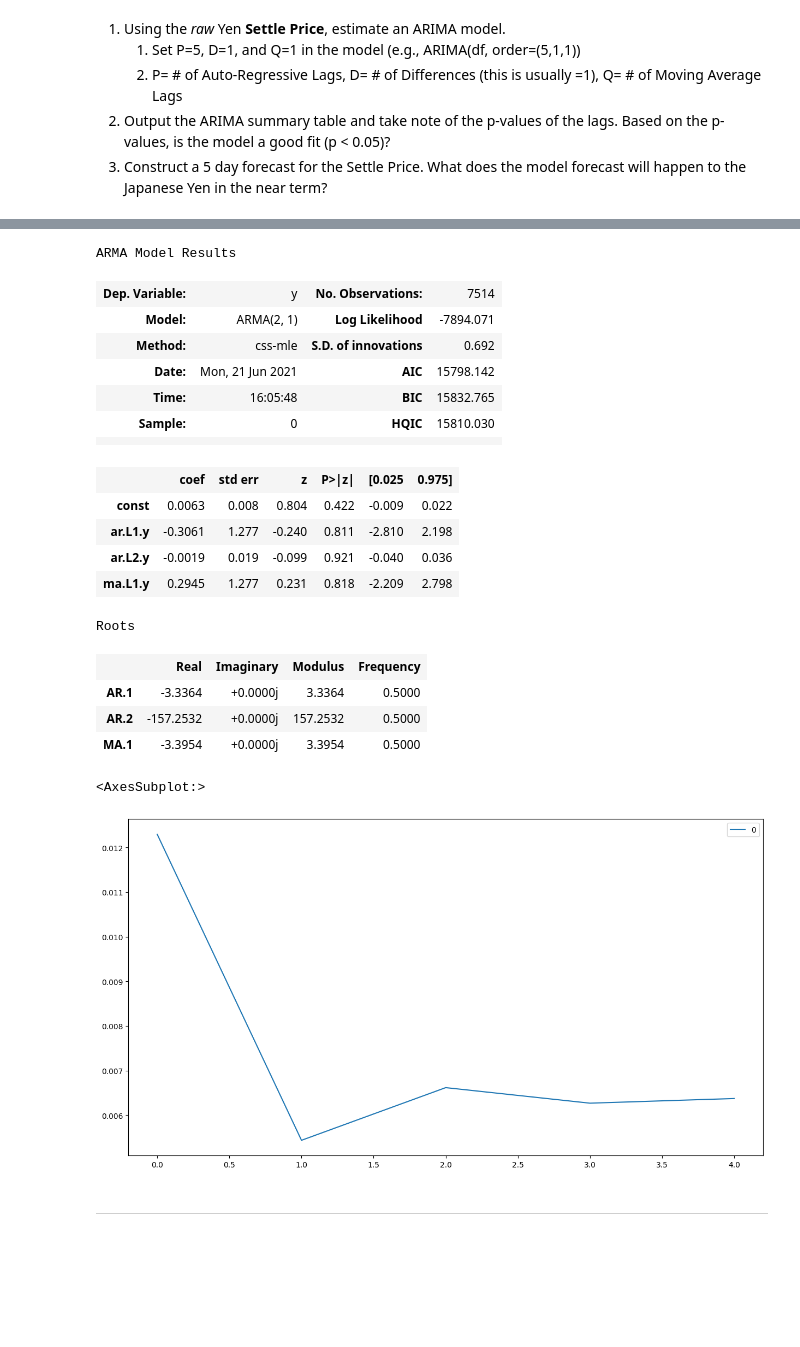
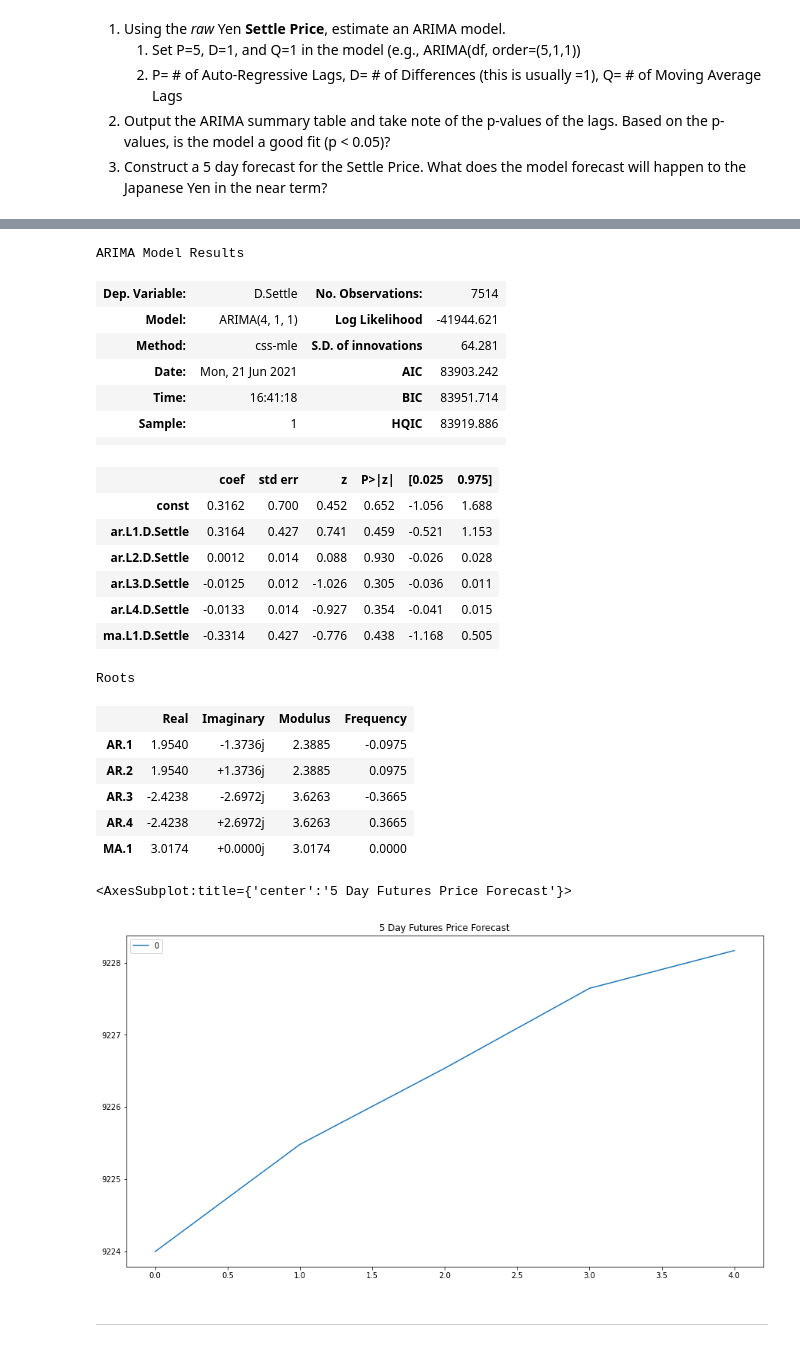
Before and after one commit to jdfwsp/forecasting_yen, a Jupyter notebook: Code/time_series_analysis.ipynb, the cells around one changed output, grey strips where cells are left out. Cells and saved outputs as stored; diff of their text form; code cells hidden in the pictures; blank space fills up the shorter version.

```diff
--- a/Code/time_series_analysis.ipynb
+++ b/Code/time_series_analysis.ipynb
@@ -192,7 +177,7 @@ from statsmodels.tsa.arima_model import ARIMA
 # Estimate and ARIMA Model:
 # Hint: ARIMA(df, order=(p, d, q))
 # YOUR CODE HERE!
-model = ARIMA(yen_futures['Settle'], order = (5, 1, 1))
+arima_model = ARIMA(yen_futures['Settle'], order = (4,1,1))
 # Fit the model
 # YOUR CODE HERE!
-results = model.fit()
+arima_results = arima_model.fit()
@@ -221,34 +184,38 @@ pass your own start_params.
 # %%
 # Output model summary results:
-results.summary()
+arima_results.summary()
 # %% [output]
-ARMA Model Results
+ARIMA Model Results
-| Dep. Variable: | y | No. Observations: | 7514 |
-| Model: | ARMA(2, 1) | Log Likelihood | -7894.071 |
-| Method: | css-mle | S.D. of innovations | 0.692 |
-| Date: | Mon, 21 Jun 2021 | AIC | 15798.142 |
-| Time: | 16:05:48 | BIC | 15832.765 |
-| Sample: | 0 | HQIC | 15810.030 |
+| Dep. Variable: | D.Settle | No. Observations: | 7514 |
+| Model: | ARIMA(4, 1, 1) | Log Likelihood | -41944.621 |
+| Method: | css-mle | S.D. of innovations | 64.281 |
+| Date: | Mon, 21 Jun 2021 | AIC | 83903.242 |
+| Time: | 16:41:18 | BIC | 83951.714 |
+| Sample: | 1 | HQIC | 83919.886 |
 |  |  |  |  |
 |  | coef | std err | z | P>|z| | [0.025 | 0.975] |
-| const | 0.0063 | 0.008 | 0.804 | 0.422 | -0.009 | 0.022 |
-| ar.L1.y | -0.3061 | 1.277 | -0.240 | 0.811 | -2.810 | 2.198 |
-| ar.L2.y | -0.0019 | 0.019 | -0.099 | 0.921 | -0.040 | 0.036 |
-| ma.L1.y | 0.2945 | 1.277 | 0.231 | 0.818 | -2.209 | 2.798 |
+| const | 0.3162 | 0.700 | 0.452 | 0.652 | -1.056 | 1.688 |
+| ar.L1.D.Settle | 0.3164 | 0.427 | 0.741 | 0.459 | -0.521 | 1.153 |
+| ar.L2.D.Settle | 0.0012 | 0.014 | 0.088 | 0.930 | -0.026 | 0.028 |
+| ar.L3.D.Settle | -0.0125 | 0.012 | -1.026 | 0.305 | -0.036 | 0.011 |
+| ar.L4.D.Settle | -0.0133 | 0.014 | -0.927 | 0.354 | -0.041 | 0.015 |
+| ma.L1.D.Settle | -0.3314 | 0.427 | -0.776 | 0.438 | -1.168 | 0.505 |
 Roots
 |  | Real | Imaginary | Modulus | Frequency |
-| AR.1 | -3.3364 | +0.0000j | 3.3364 | 0.5000 |
-| AR.2 | -157.2532 | +0.0000j | 157.2532 | 0.5000 |
-| MA.1 | -3.3954 | +0.0000j | 3.3954 | 0.5000 |
+| AR.1 | 1.9540 | -1.3736j | 2.3885 | -0.0975 |
+| AR.2 | 1.9540 | +1.3736j | 2.3885 | 0.0975 |
+| AR.3 | -2.4238 | -2.6972j | 3.6263 | -0.3665 |
+| AR.4 | -2.4238 | +2.6972j | 3.6263 | 0.3665 |
+| MA.1 | 3.0174 | +0.0000j | 3.0174 | 0.0000 |
 # %%
 # Plot the 5 Day Price Forecast
 # YOUR CODE HERE!
-pd.DataFrame(results.forecast(steps = 5)[0]).plot(
-    title = '',
+pd.DataFrame(arima_results.forecast(steps = 5)[0]).plot(
+    title = '5 Day Futures Price Forecast',
     figsize = (15, 8))
 # %% [output]
-<AxesSubplot:>
+<AxesSubplot:title={'center':'5 Day Futures Price Forecast'}>
-[figure, old version]
+[figure, new version]
 # %% [markdown]
 ---
 # %% [markdown]
```
Also changed, not shown: parts of 11 cells of this notebook, 7 other files.
